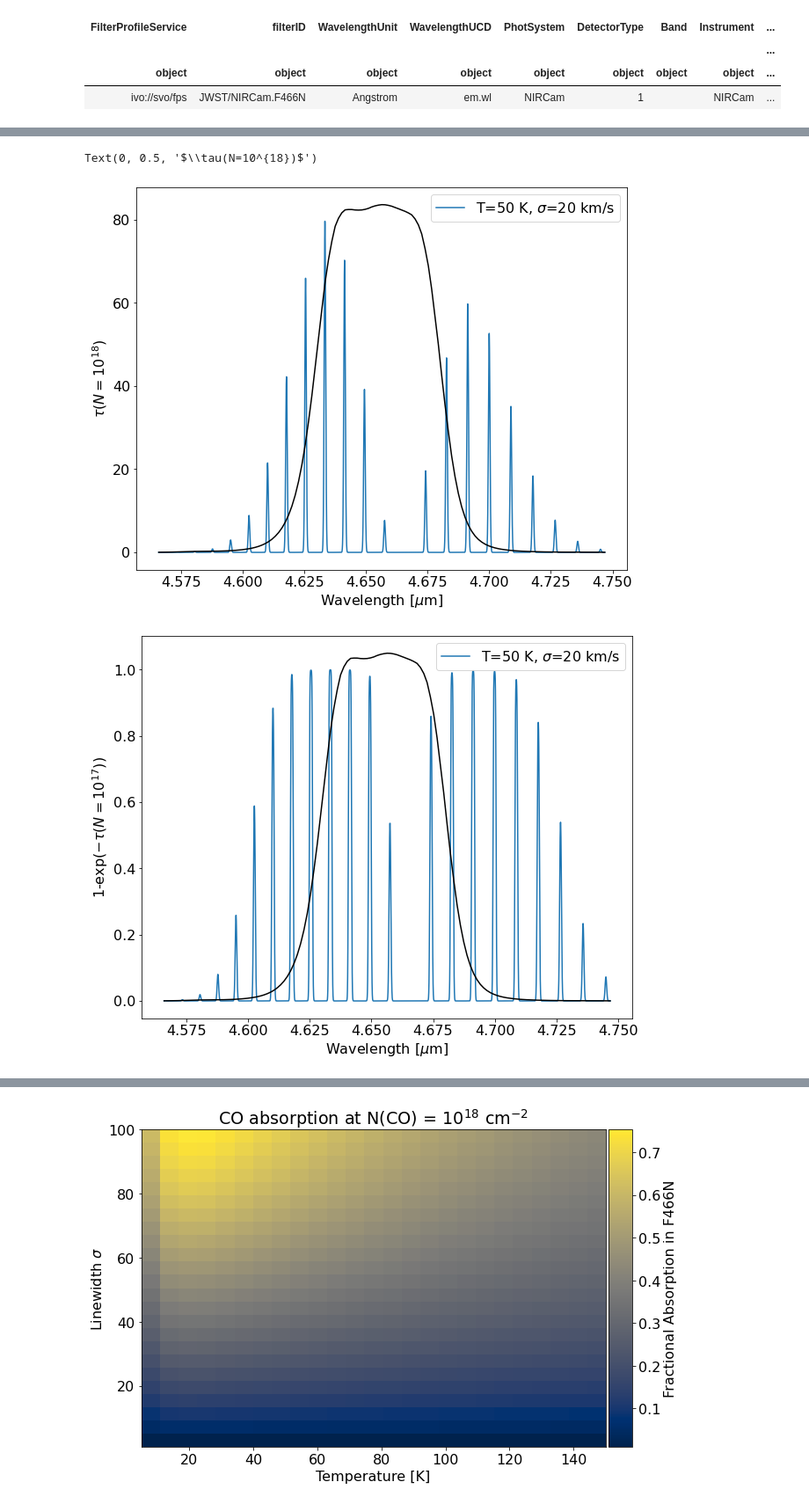
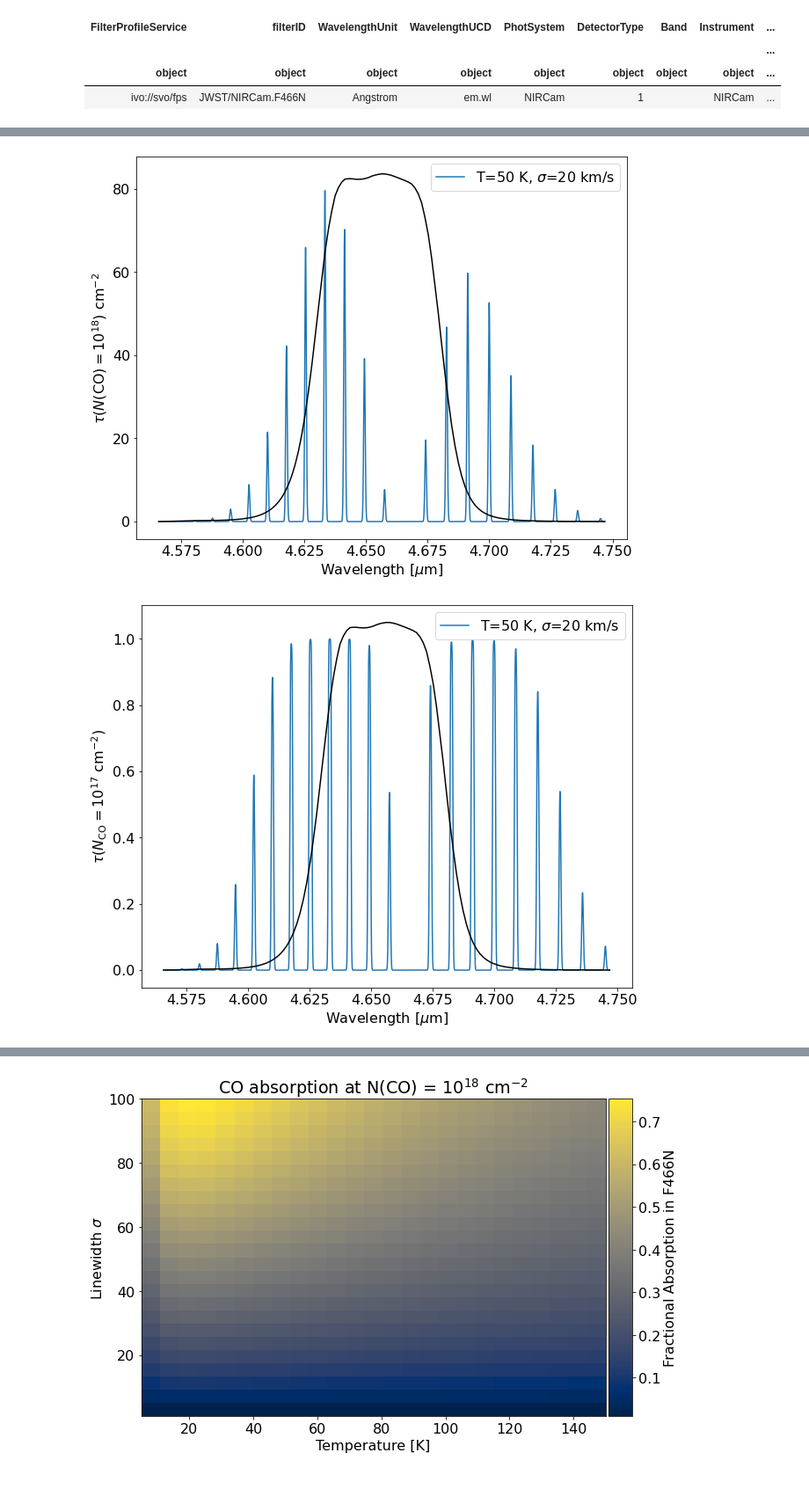
Before and after one commit to keflavich/brick-jwst-2221, a Jupyter notebook: notebooks/COFundamentalModeling.ipynb, the cells around one changed output, grey strips where cells are left out. Shown at 88% size. Saved outputs shown, nothing was run; the diff lists cells and outputs as text; code cells hidden in the pictures.

```diff
--- a/notebooks/COFundamentalModeling.ipynb
+++ b/notebooks/COFundamentalModeling.ipynb
@@ -52,3 +48,0 @@ print(pl.rcParams['figure.figsize'])
-# %%
-pl.rcParams['figure.figsize'] = (10,8)
-print(pl.rcParams['figure.figsize'])
@@ -57,18 +48,0 @@ print(pl.rcParams['figure.figsize'])
-# %%
-pl.rcParams['figure.figsize'] = (10,8)
-print(pl.rcParams['figure.figsize'])
-pl.rcParams['font.size'] = 16
-
-pl.rcParams['figure.figsize'] = (10,8)
-fig = pl.figure()
-pl.draw()
-ax = fig.gca()
-print(fig.get_size_inches())
-pl.close(fig.number)
-
-pl.rcParams['figure.figsize'] = (10,8)
-fig = pl.figure()
-pl.draw()
-ax = fig.gca()
-print(fig.get_size_inches())
-pl.close(fig.number)
@@ -85,8 +48,0 @@ assert np.all(fig.get_size_inches() == (10,8))
-# %%
-pl.rcParams['figure.figsize'] = (10,8)
-print(pl.rcParams['figure.figsize'])
-pl.rcParams['font.size'] = 16
-fig = pl.figure()
-ax = fig.gca()
-pl.show()
-assert np.all(fig.get_size_inches() == (10,8))
@@ -125,24 +77,23 @@ pl.plot(xarr, wavelength_table_466['Transmission']/wavelength_table_466['Transmi
         color='k')
 pl.legend(loc='best')
 pl.xlabel(f"Wavelength [$\mu$m]")
-pl.ylabel("$\\tau(N=10^{18})$")
+pl.ylabel("$\\tau(N(\\mathrm{CO})=10^{18})~\mathrm{cm^{-2}}$");
 # %% [output]
-Text(0, 0.5, '$\\tau(N=10^{18})$')
-[figure, old version]
+[figure, new version]
 # %%
 xarr = wavelength_table_466['Wavelength'].quantity.to(u.um)
 xarr = np.linspace(xarr.min(), xarr.max(), int(1e4))
 
 for T in [50, ]:
     tau = pyspeckitmodels.co_vibration.tau_of_N(xarr.to(u.cm).value, 1e17, T, width=20)
     L, = pl.plot(xarr,
                     (1-np.exp(-tau)), label="T={0} K, $\sigma$=20 km/s".format(T))
 xarr = wavelength_table_466['Wavelength'].quantity.to(u.um)
 pl.plot(xarr, wavelength_table_466['Transmission']/wavelength_table_466['Transmission'].max() * pl.ylim()[1],
         color='k')
 pl.legend(loc='best')
 pl.xlabel(f"Wavelength [$\mu$m]")
-pl.ylabel("1-exp($-\\tau(N=10^{17})$)")
-pl.savefig(f'{basepath}/paper_figures/CO_F466N_absorptionspectrum_example.pdf', bbox_inches='tight')
+pl.ylabel("$\\tau(N_\\mathrm{CO}=10^{17}~\mathrm{cm^{-2}})$")
+pl.savefig(f'{basepath}/paper_figures/CO_F466N_absorptionspectrum_example_1e17_exptau.pdf', bbox_inches='tight');
 # %% [output]
-[figure, old version]
+[figure, new version]
```
Also changed, not shown: parts of 22 cells of this notebook, 4 other files.
